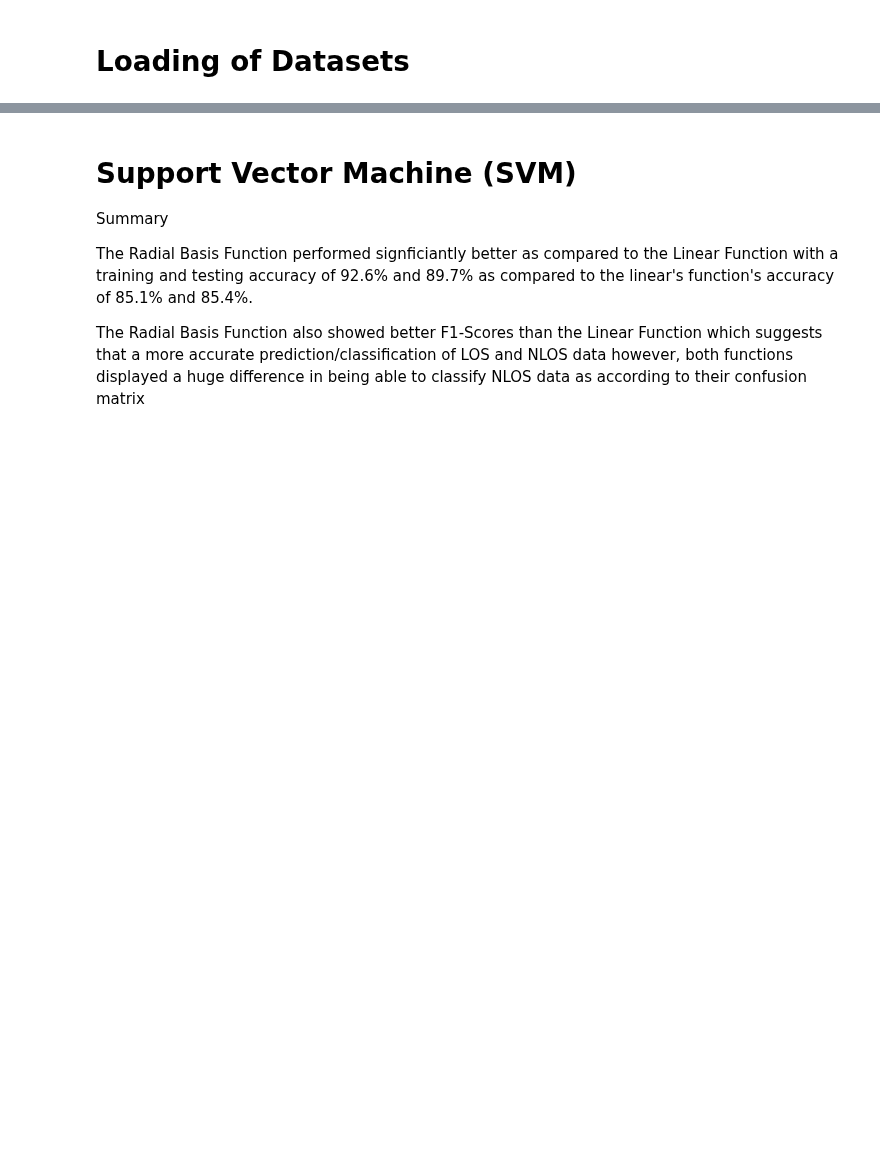
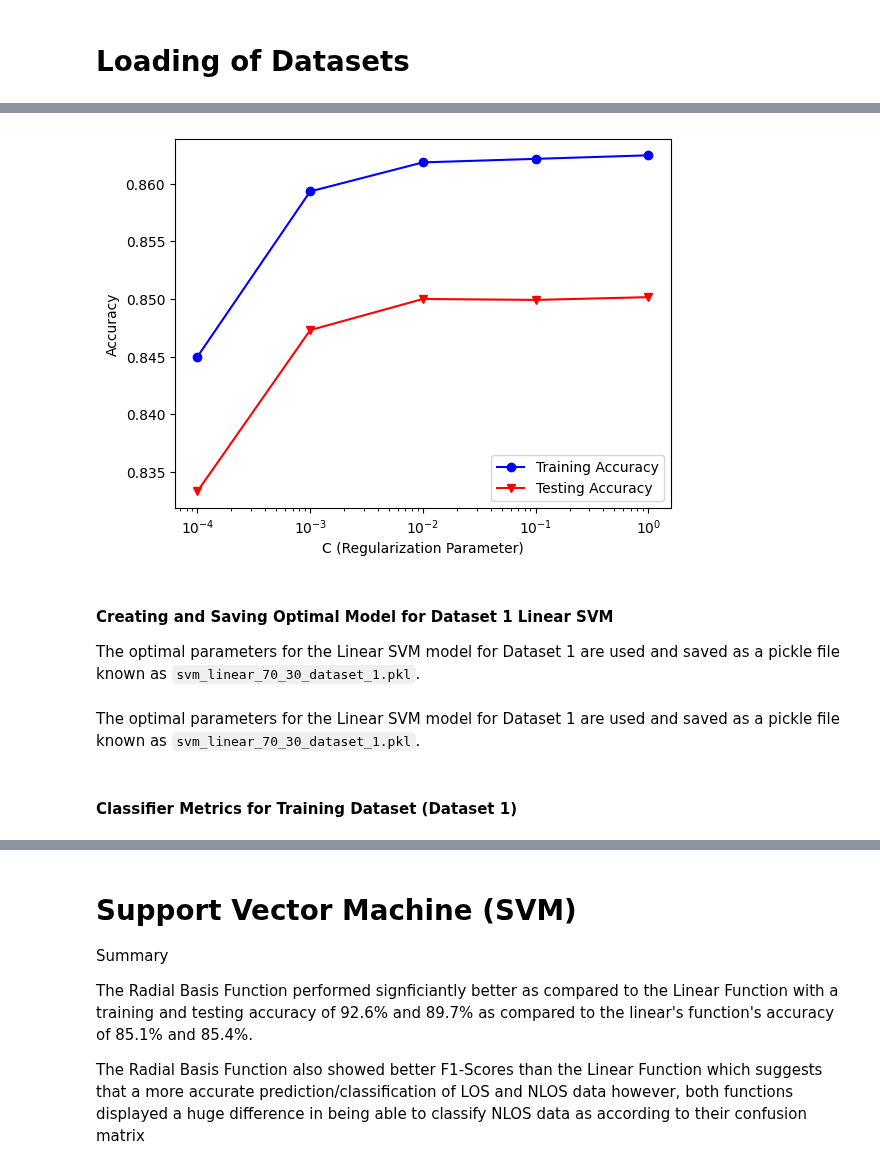
Before and after one commit to ptrpfa/UWB-LOS-NLOS-Classification, a Jupyter notebook: data_mining_svm.ipynb, the cells around one changed output, grey strips where cells are left out. Cells and saved outputs as stored; diff of their text form; code cells hidden in the pictures; blank space fills up the shorter version.

```diff
--- a/data_mining_svm.ipynb
+++ b/data_mining_svm.ipynb
@@ -24,0 +28,15 @@ dataset_4 = load_from_pickle("dataset_4")
+# %%
+from sklearn.svm import SVC
+from sklearn.model_selection import train_test_split
+from sklearn import metrics
+from sklearn.metrics import confusion_matrix, ConfusionMatrixDisplay
+from sklearn.preprocessing import StandardScaler
+from sklearn.model_selection import GridSearchCV
+
+# Select the features to be used for Support Vector Classification
+X = dataset_1.drop(columns = 'NLOS')
+Y = dataset_1[['NLOS']].to_numpy()
+Y = Y.reshape(-1)
+
+# Split dataset into 70% training and 30% test
+x_train, x_test, y_train, y_test = train_test_split(X, Y, test_size = TEST_SIZE, random_state = RANDOM_STATE)
@@ -24,0 +50,16 @@ dataset_4 = load_from_pickle("dataset_4")
+# %%
+C = [0.0001, 0.001, 0.01, 0.1, 1]
+
+training_accuracy = []
+testing_accuracy = []
+
+for c in C:
+    clf = SVC(C = c, kernel = 'linear', random_state = RANDOM_STATE)
+    clf.fit(x_train, y_train)
+    y_train_pred = clf.predict(x_train)
+    y_test_pred = clf.predict(x_test)
+    training_accuracy.append(accuracy_score(y_train, y_train_pred))
+    testing_accuracy.append(accuracy_score(y_test, y_test_pred))
+    print("C Value: ", c)
+    print("Training Accuracy: ", accuracy_score(y_train, y_train_pred))
+    print("Testing Accuracy: ", accuracy_score(y_test, y_test_pred))
@@ -24,0 +91,16 @@ dataset_4 = load_from_pickle("dataset_4")
+# %%
+plt.plot(C, training_accuracy, color = 'blue', marker = 'o')
+plt.plot(C, testing_accuracy, color = 'red', marker = 'v')
+plt.xscale('log')
+plt.legend(['Training Accuracy', 'Testing Accuracy'])
+plt.ylabel('Accuracy')
+plt.xlabel('C (Regularization Parameter)')
+plt.show()
+# %% [output]
+[figure, added]
+# %% [markdown]
+#### Creating and Saving Optimal Model for Dataset 1 Linear SVM
+
+The optimal parameters for the Linear SVM model for Dataset 1 are used and saved as a pickle file known as `svm_linear_70_30_dataset_1.pkl`.
+# %% [markdown]
+The optimal parameters for the Linear SVM model for Dataset 1 are used and saved as a pickle file known as `svm_linear_70_30_dataset_1.pkl`.
@@ -24,0 +118,2 @@ dataset_4 = load_from_pickle("dataset_4")
+# %% [markdown]
+#### Classifier Metrics for Training Dataset (Dataset 1)
```
Also changed, not shown: parts of 90 cells of this notebook, 7 other files.
